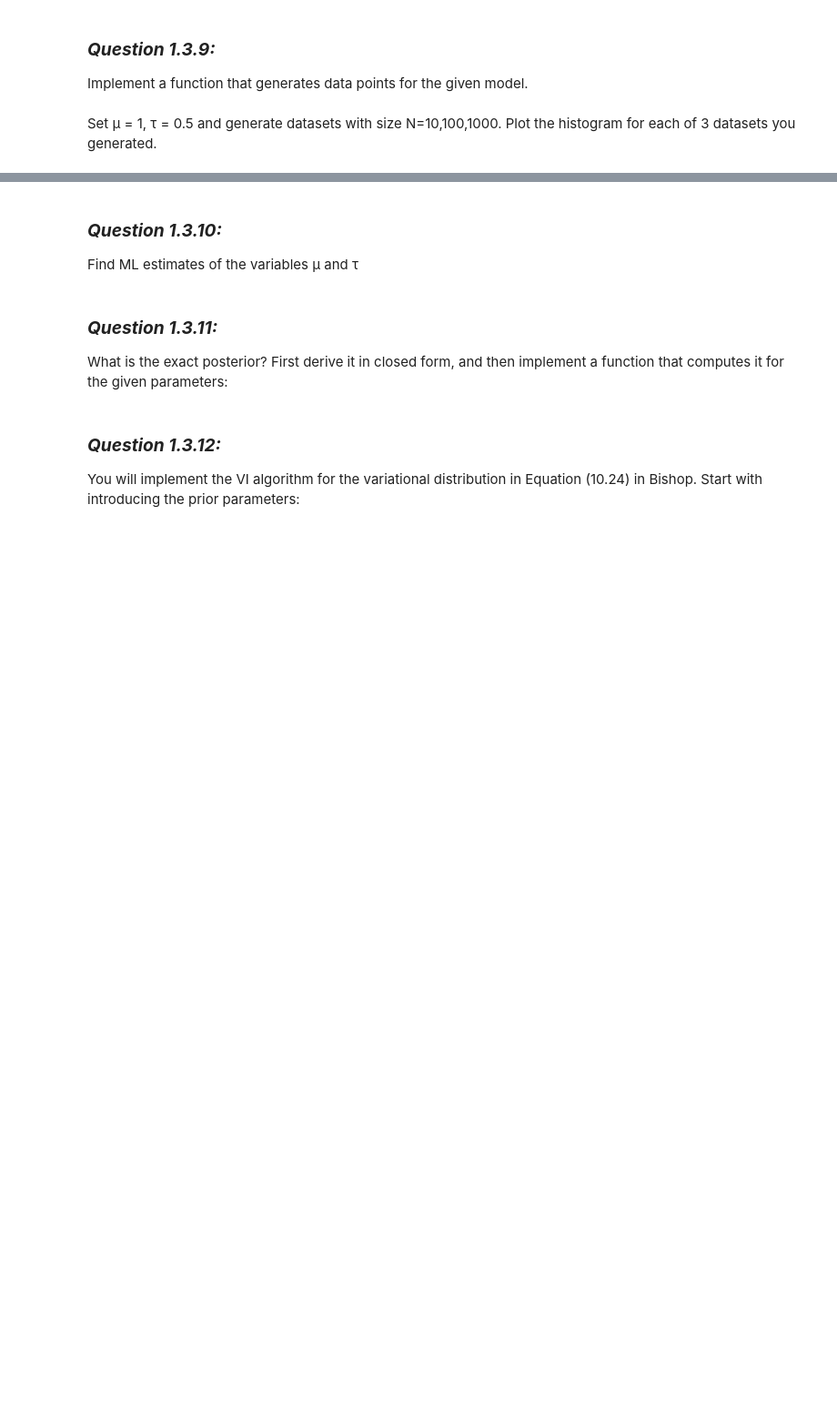
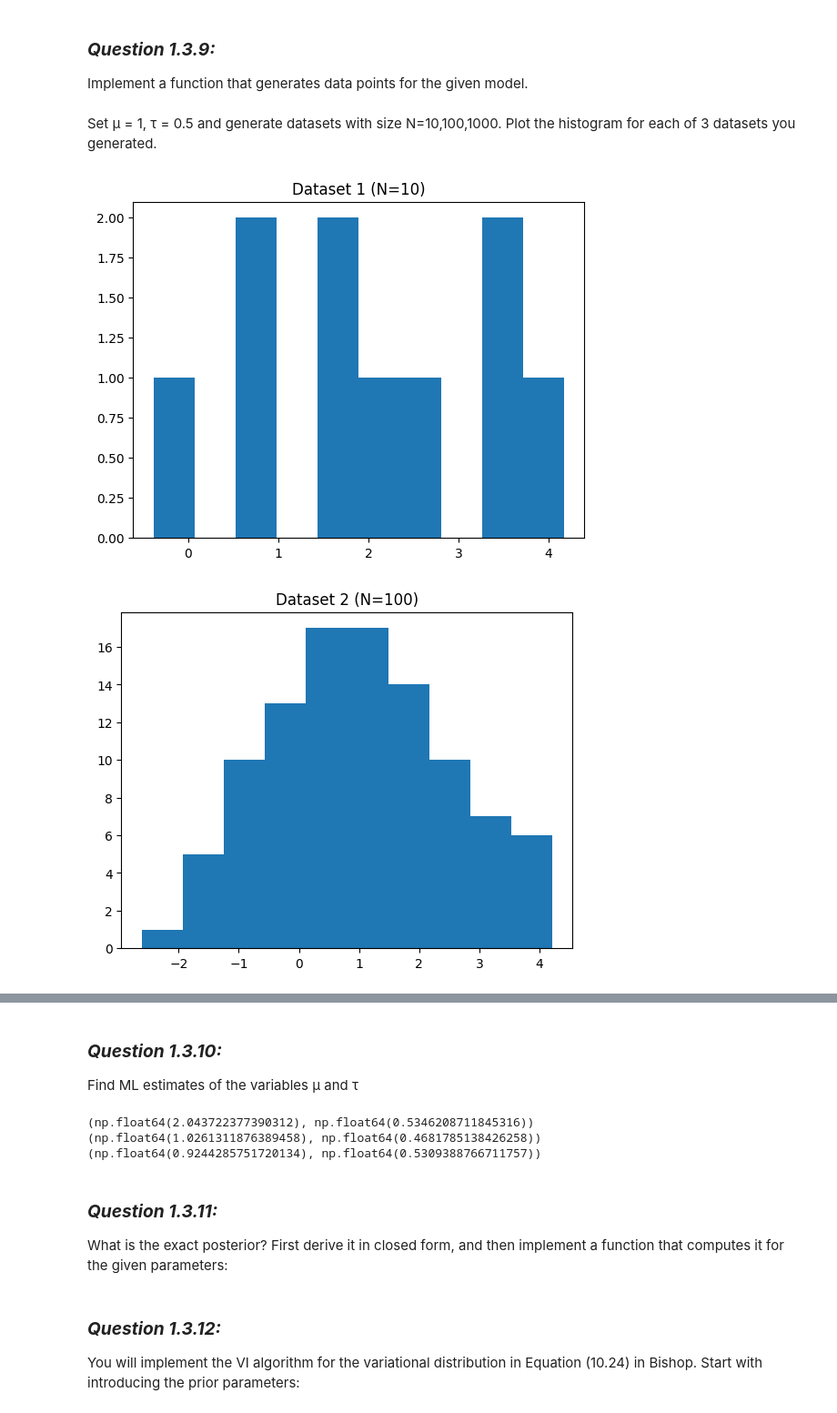
Before and after one commit to freds126/ML_avancerad, a Jupyter notebook: 1E-CAVI-HT25.ipynb, the cells around one changed output, grey strips where cells are left out. Shown: that part at 91% size. Cells and saved outputs as stored; diff of their text form; code cells hidden in the pictures; blank space fills up the shorter version.

```diff
--- a/1E-CAVI-HT25.ipynb
+++ b/1E-CAVI-HT25.ipynb
@@ -22,3 +17,18 @@ def generate_data(mu, tau, N):
+# %%
+def generate_data(mu, tau, N):
+    #mu_0 = 1.0
+    #lamda_0 = 0.1
+    #a_0 = 1.0
+    #b_0 = 2.0
+
+    # for CAVI
+    # E_tau = a_0 / b_0
+
+    # generate data
+    D = np.random.normal(loc=mu, scale=1/np.sqrt(tau), size=N)
+
+
+    return D
 # %% [markdown]
 
 Set μ = 1, τ = 0.5 and generate datasets with size N=10,100,1000. Plot the histogram for each of 3
@@ -38,0 +36,29 @@ dataset_3 = generate_data(mu, tau, 1000)
+# %%
+mu = 1
+tau = 0.5
+
+dataset_1 = generate_data(mu, tau, 10)
+dataset_2 = generate_data(mu, tau, 100)
+dataset_3 = generate_data(mu, tau, 1000)
+
+# Visulaize the datasets via histograms
+plt.figure(1)
+plt.hist(dataset_1)
+plt.title("Dataset 1 (N=10)")
+plt.savefig("dataset_1_hist.png", dpi=300)
+
+plt.figure(2)
+plt.hist(dataset_2)
+plt.title("Dataset 2 (N=100)")
+plt.savefig("dataset_2_hist.png", dpi=300)
+
+plt.figure(3)
+plt.hist(dataset_3)
+plt.title("Dataset 3 (N=1000)")
+plt.savefig("dataset_3_hist.png", dpi=300)
+
+# show figures
+plt.show()
+# %% [output]
+[figure, added]
+[figure, added]
@@ -47,3 +75,11 @@ def ML_est(data):
+# %%
+print(ML_est(dataset_1))
+print(ML_est(dataset_2))
+print(ML_est(dataset_3))
+# %% [output]
+(np.float64(2.043722377390312), np.float64(0.5346208711845316))
+(np.float64(1.0261311876389458), np.float64(0.4681785138426258))
+(np.float64(0.9244285751720134), np.float64(0.5309388766711757))
 # %% [markdown]
 ### ***Question 1.3.11:***
 
```
Also changed, not shown: parts of 7 cells of this notebook, 3 other files.
